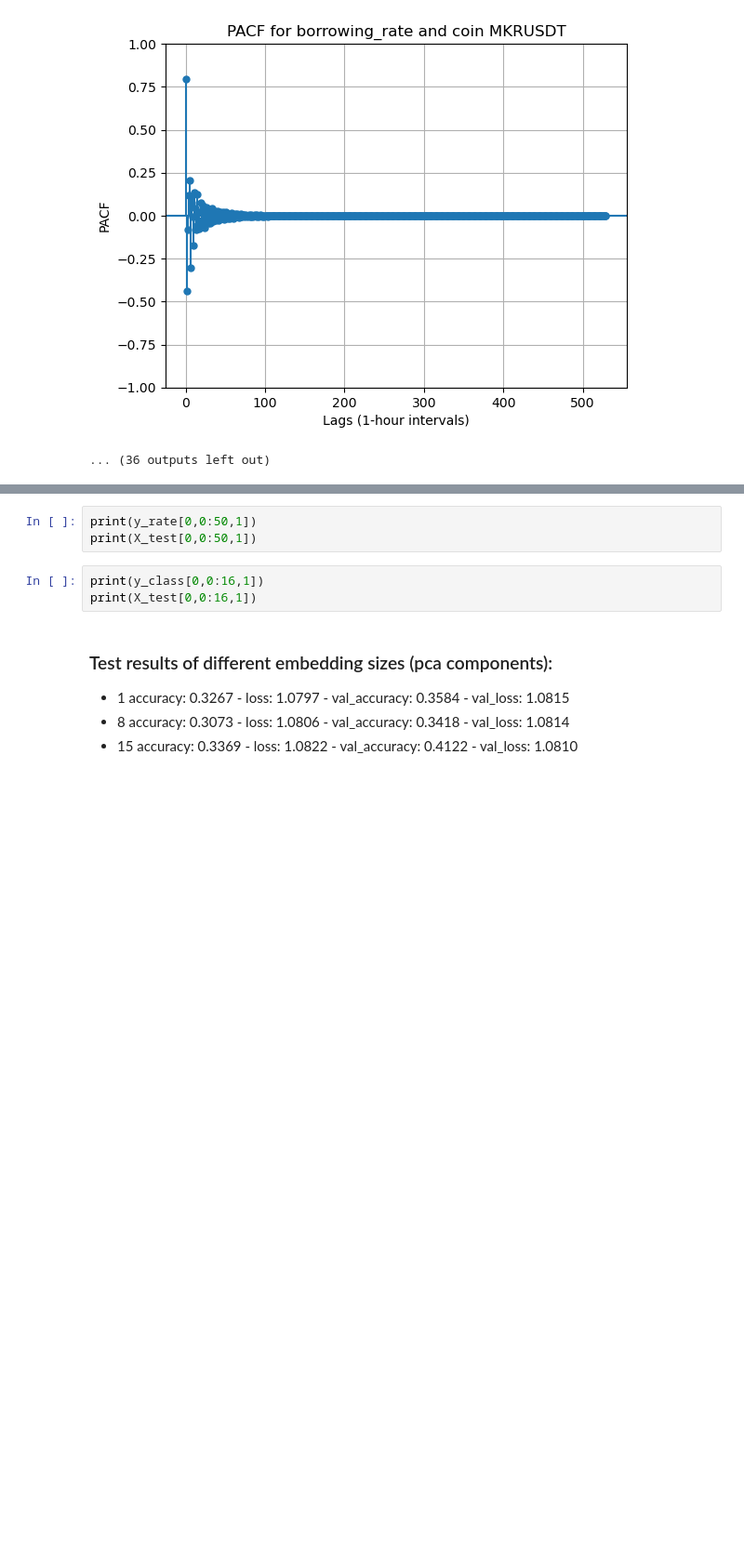
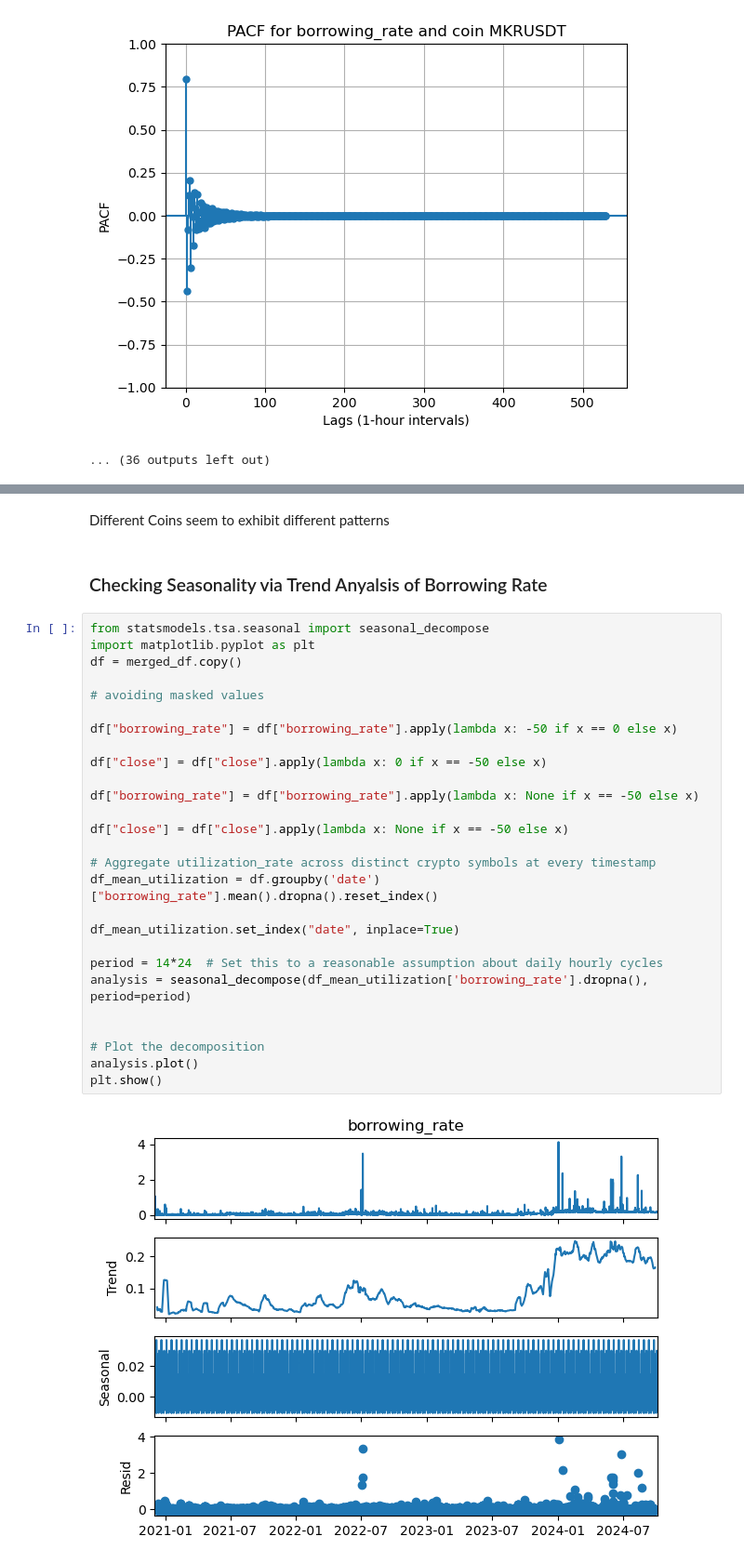
Before and after one commit to nikanhg/Funding_rate_Aave, a Jupyter notebook: Saam/Feature_Engineering.ipynb, the cells around one changed output, grey strips where cells are left out. Shown at 93% size. Cells and saved outputs as stored; diff of their text form; blank space fills up the shorter version.

```diff
--- a/Saam/Modelling.ipynb
+++ b/Saam/Feature_Engineering.ipynb
@@ -1244,12 +324,33 @@ y_class , y_rate = LSTM_base_decoder.predict(X_test)
-# %%
-print(y_rate[0,0:50,1])
-print(X_test[0,0:50,1])
-# %%
-print(y_class[0,0:16,1])
-print(X_test[0,0:16,1])
-# %% [markdown]
-### Test results of different embedding sizes (pca components):
-
-- 1	accuracy: 0.3267 - loss: 1.0797 - val_accuracy: 0.3584 - val_loss: 1.0815
-- 8	accuracy: 0.3073 - loss: 1.0806 - val_accuracy: 0.3418 - val_loss: 1.0814
-- 15	accuracy: 0.3369 - loss: 1.0822 - val_accuracy: 0.4122 - val_loss: 1.0810
+# %% [markdown]
+Different Coins seem to exhibit different patterns
+# %% [markdown]
+### Checking Seasonality via Trend Anyalsis of Borrowing Rate
+# %%
+from statsmodels.tsa.seasonal import seasonal_decompose
+import matplotlib.pyplot as plt
+df = merged_df.copy()
+
+# avoiding masked values
+
+df["borrowing_rate"] = df["borrowing_rate"].apply(lambda x: -50 if x == 0 else x)
+
+df["close"] = df["close"].apply(lambda x: 0 if x == -50 else x)
+
+df["borrowing_rate"] = df["borrowing_rate"].apply(lambda x: None if x == -50 else x)
+
+df["close"] = df["close"].apply(lambda x: None if x == -50 else x)
+
+# Aggregate utilization_rate across distinct crypto symbols at every timestamp
+df_mean_utilization = df.groupby('date')["borrowing_rate"].mean().dropna().reset_index()
+
+df_mean_utilization.set_index("date", inplace=True)
+
+period = 14*24  # Set this to a reasonable assumption about daily hourly cycles
+analysis = seasonal_decompose(df_mean_utilization['borrowing_rate'].dropna(), period=period)
+
+
+# Plot the decomposition
+analysis.plot()
+plt.show()
+# %% [output]
+[figure, added]
```
Also changed, not shown: parts of 23 cells of this notebook, 15 other files.
